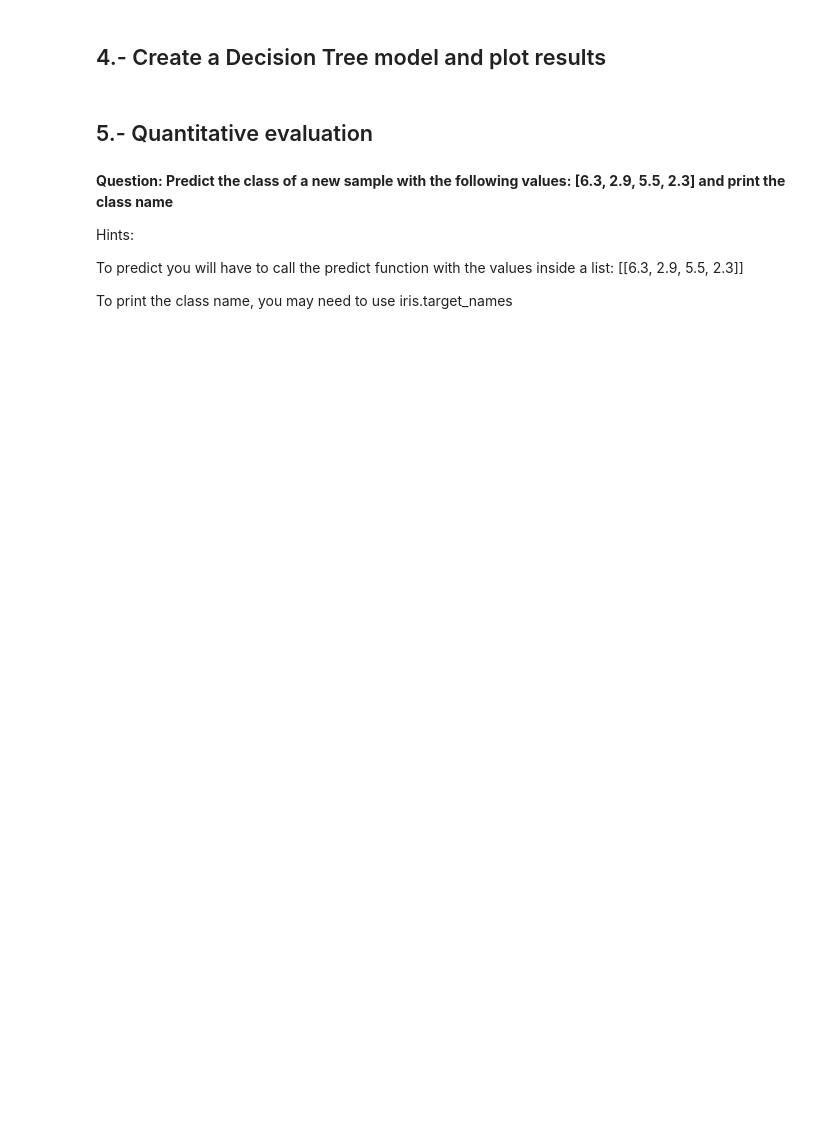
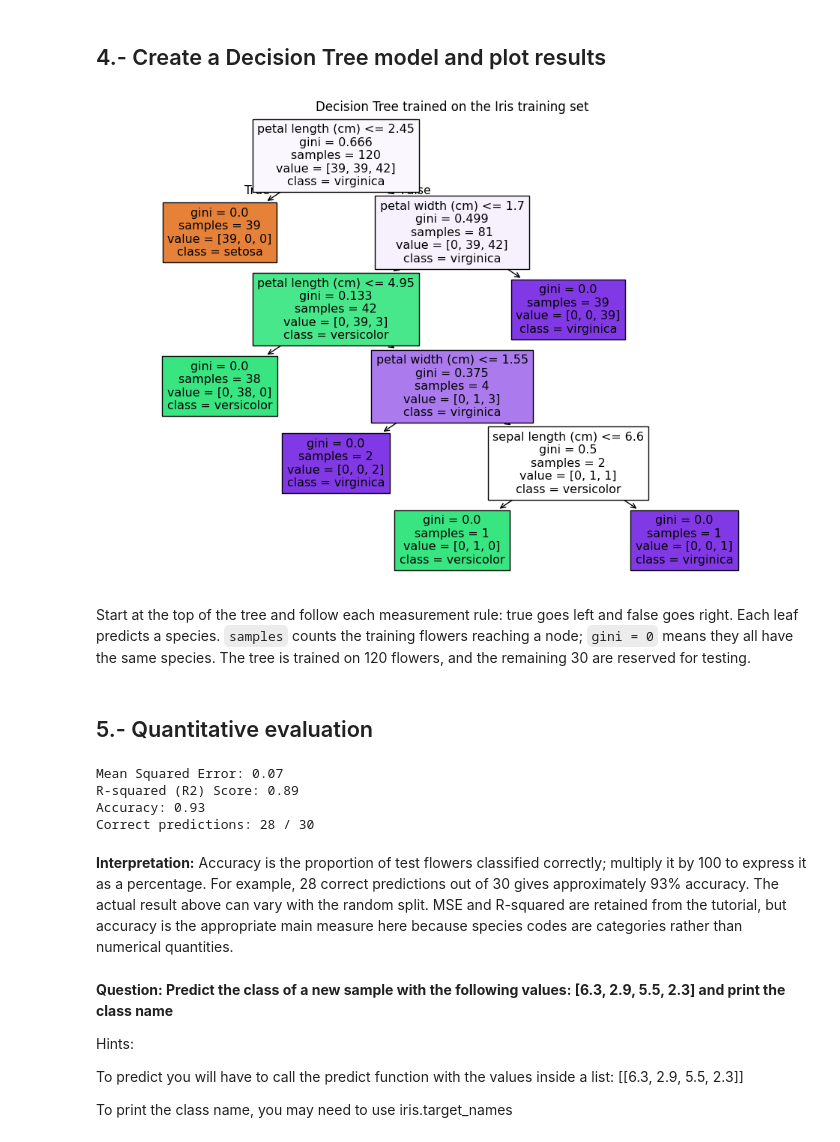
Before and after one commit to anjaya02/applied-ai, a Jupyter notebook: Week 8/AppliedAI_Tutorial_ML.ipynb, the cells around one changed output. Saved outputs shown, nothing was run; the diff lists cells and outputs as text; code cells hidden in the pictures; blank space fills up the shorter version.

Commit message:
Complete Week 8 machine learning tutorial exercises

```diff
--- a/Week 8/AppliedAI_Tutorial_ML.ipynb
+++ b/Week 8/AppliedAI_Tutorial_ML.ipynb
@@ -123,6 +203,7 @@ First, we will have to split the dataset into test and train sets.
 # %%
 from sklearn.model_selection import train_test_split
 
-# Split the data into training and test sets
-x_train, x_test, y_train, y_test = train_test_split(iris.data, iris.target, test_size=0.2)
+iris_x_train, iris_x_test, iris_y_train, iris_y_test = train_test_split(
+    iris.data, iris.target, test_size=0.2
+)
 # %% [markdown]
@@ -135,32 +221,43 @@ print(x_test[:,0].size)
 # %%
 from sklearn import tree
 
-# Train model
 decision_tree = tree.DecisionTreeClassifier()
-decision_tree = decision_tree.fit(x_train, y_train)
+decision_tree.fit(iris_x_train, iris_y_train)
+iris_predictions = decision_tree.predict(iris_x_test)
 
-
-# Make predictions
-y_pred = decision_tree.predict(x_test)
-
-# Once trained, you can plot the tree with the plot_tree function:
-plt.figure()
-tree.plot_tree(decision_tree, filled=True)
-plt.title("Decision tree trained on all the iris dataset")
+plt.figure(figsize=(12, 8))
+tree.plot_tree(
+    decision_tree,
+    feature_names=iris.feature_names,
+    class_names=list(iris.target_names),
+    filled=True
+)
+plt.title("Decision Tree trained on the Iris training set")
 plt.show()
+# %% [output]
+[figure, added]
+# %% [markdown]
+Start at the top of the tree and follow each measurement rule: true goes left and false goes right. Each leaf predicts a species. `samples` counts the training flowers reaching a node; `gini = 0` means they all have the same species. The tree is trained on 120 flowers, and the remaining 30 are reserved for testing.
 # %% [markdown]
 ## 5.- Quantitative evaluation
 # %%
 from sklearn.metrics import mean_squared_error, r2_score, accuracy_score
 
-# Evaluate the model
-mse = mean_squared_error(y_test, y_pred)
-r2 = r2_score(y_test, y_pred)
-accuracy = accuracy_score(y_test, y_pred)
+iris_mse = mean_squared_error(iris_y_test, iris_predictions)
+iris_r2 = r2_score(iris_y_test, iris_predictions)
+iris_accuracy = accuracy_score(iris_y_test, iris_predictions)
 
-print(f'Mean Squared Error: {mse:.2f}')
-print(f'R-squared (R2) Score: {r2:.2f}')
-print(f'Accuracy:{accuracy:.2f}')
+print(f'Mean Squared Error: {iris_mse:.2f}')
+print(f'R-squared (R2) Score: {iris_r2:.2f}')
+print(f'Accuracy: {iris_accuracy:.2f}')
+print(f'Correct predictions: {(iris_y_test == iris_predictions).sum()} / {len(iris_y_test)}')
+# %% [output]
+Mean Squared Error: 0.07
+R-squared (R2) Score: 0.89
+Accuracy: 0.93
+Correct predictions: 28 / 30
+# %% [markdown]
+**Interpretation:** Accuracy is the proportion of test flowers classified correctly; multiply it by 100 to express it as a percentage. For example, 28 correct predictions out of 30 gives approximately 93% accuracy. The actual result above can vary with the random split. MSE and R-squared are retained from the tutorial, but accuracy is the appropriate main measure here because species codes are categories rather than numerical quantities.
 # %% [markdown]
 **Question: Predict the class of a new sample with the following values: [6.3, 2.9, 5.5, 2.3] and print the class name**
 
```
Also changed, not shown: parts of 52 cells of this notebook.
